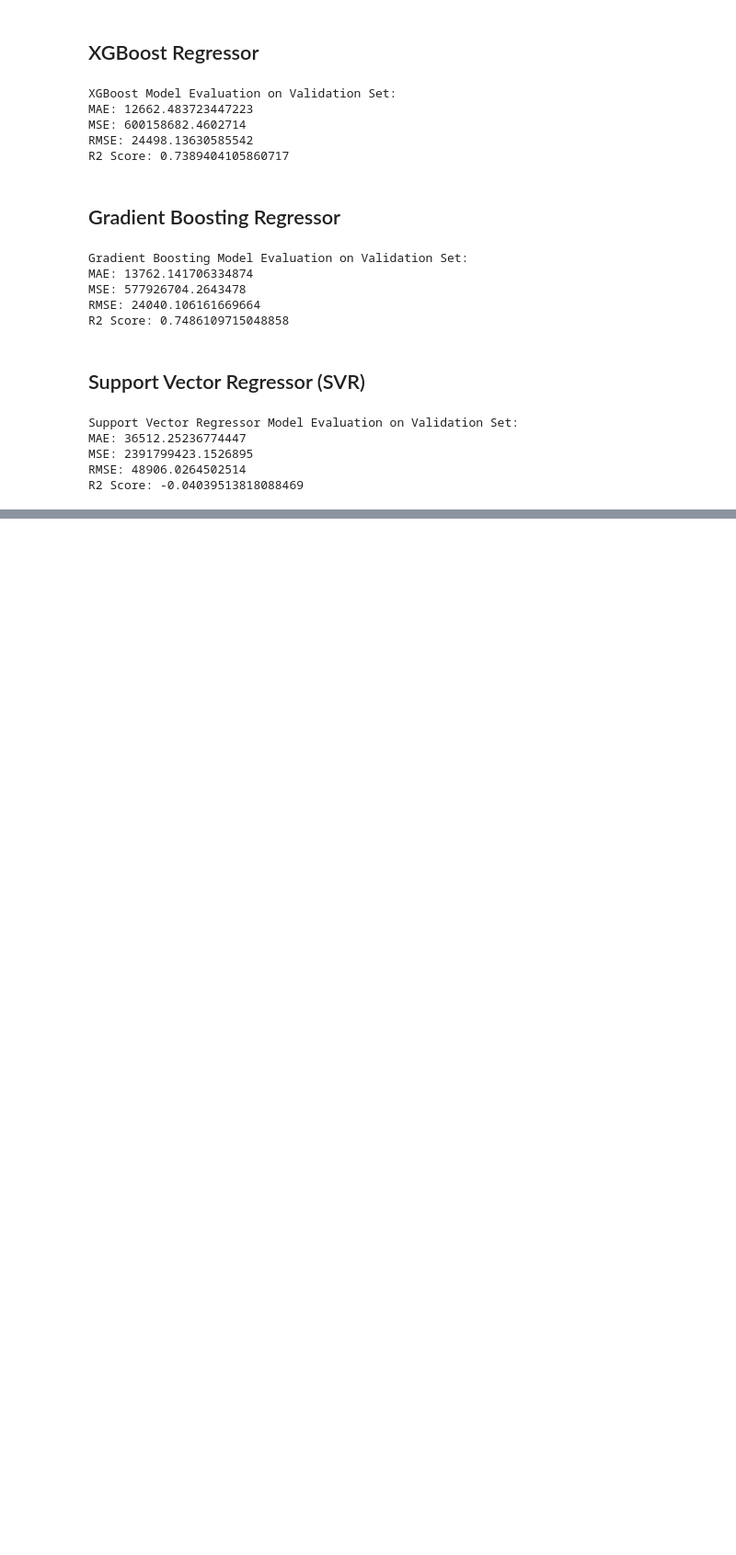
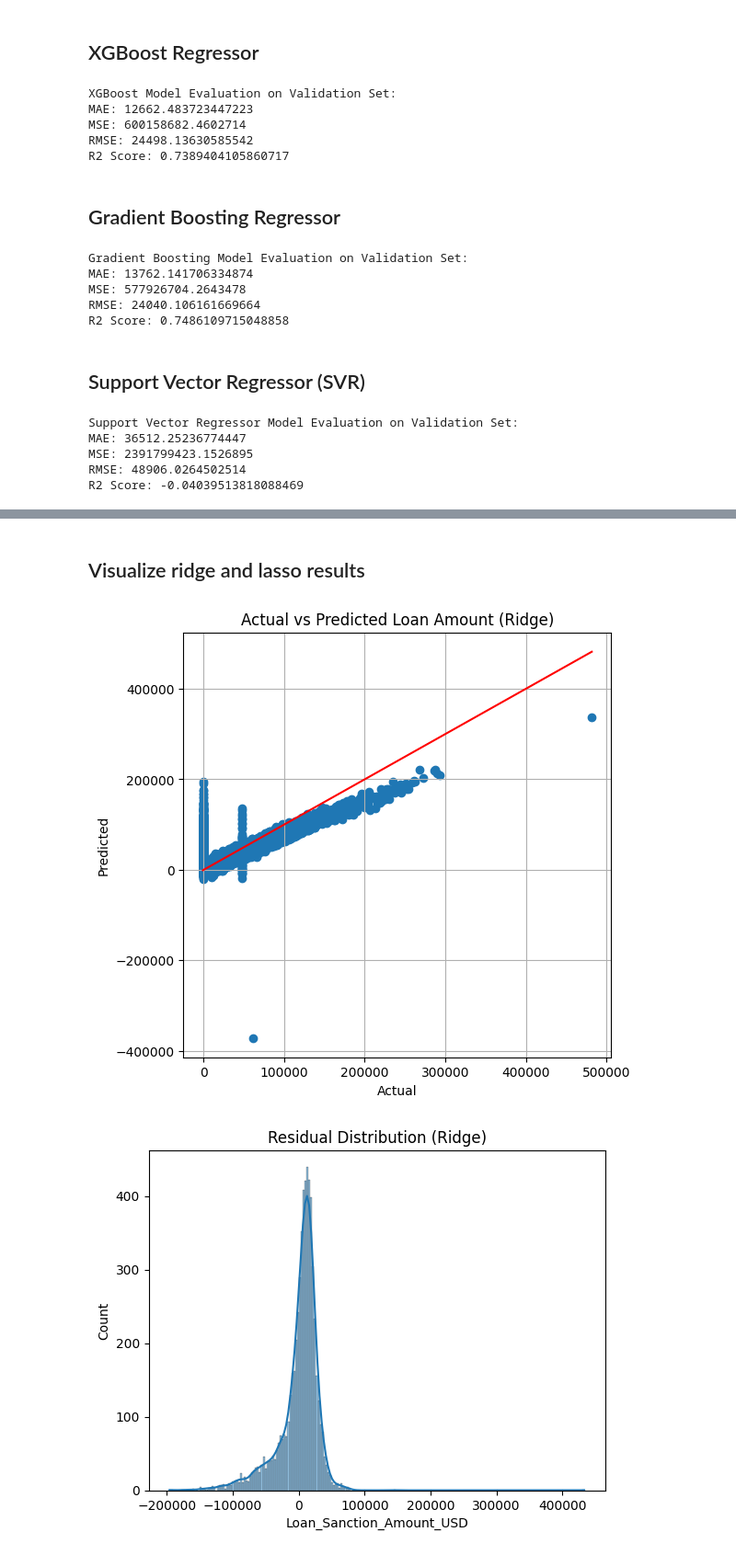
Before and after one commit to AnushaNatesan/Machine-Learning-Lab, a Jupyter notebook: Linear-Regression/Linear_Regression_ML_Lab.ipynb, the cells around one changed output, grey strips where cells are left out. Shown: that part at 92% size. Drawn from its saved outputs; the diff is of its cells as text; code cells hidden in the pictures; blank space fills up the shorter version.

```diff
--- a/Linear-Regression/Linear_Regression_ML_Lab.ipynb
+++ b/Linear-Regression/Linear_Regression_ML_Lab.ipynb
@@ -311,0 +342,20 @@ R2 Score: -0.04039513818088469
+# %%
+from sklearn.linear_model import Lasso
+
+# Initialize and train Lasso Regressor
+lasso_model = Lasso(random_state=42)
+lasso_model.fit(X_train, y_train)
+
+# Predict and evaluate
+y_pred_lasso = lasso_model.predict(X_val)
+
+mae_lasso = mean_absolute_error(y_val, y_pred_lasso)
+mse_lasso = mean_squared_error(y_val, y_pred_lasso)
+rmse_lasso = np.sqrt(mse_lasso)
+r2_lasso = r2_score(y_val, y_pred_lasso)
+
+print("Lasso Model Evaluation on Validation Set:")
+print("MAE:", mae_lasso)
+print("MSE:", mse_lasso)
+print("RMSE:", rmse_lasso)
+print("R2 Score:", r2_lasso)
@@ -311,0 +394,37 @@ R2 Score: -0.04039513818088469
+# %% [markdown]
+## Visualize ridge and lasso results
+# %%
+# Plot for Ridge Regressor: Actual vs Predicted
+plt.figure(figsize=(6, 6))
+plt.scatter(y_val, y_pred_ridge)
+plt.plot([y_val.min(), y_val.max()], [y_val.min(), y_val.max()], color='red')
+plt.xlabel("Actual")
+plt.ylabel("Predicted")
+plt.title("Actual vs Predicted Loan Amount (Ridge)")
+plt.grid(True)
+plt.show()
+
+# Plot for Ridge Regressor: Residual Distribution
+residuals_ridge = y_val - y_pred_ridge
+sns.histplot(residuals_ridge, kde=True)
+plt.title("Residual Distribution (Ridge)")
+plt.show()
+
+# Plot for Lasso Regressor: Actual vs Predicted
+plt.figure(figsize=(6, 6))
+plt.scatter(y_val, y_pred_lasso)
+plt.plot([y_val.min(), y_val.max()], [y_val.min(), y_val.max()], color='red')
+plt.xlabel("Actual")
+plt.ylabel("Predicted")
+plt.title("Actual vs Predicted Loan Amount (Lasso)")
+plt.grid(True)
+plt.show()
+
+# Plot for Lasso Regressor: Residual Distribution
+residuals_lasso = y_val - y_pred_lasso
+sns.histplot(residuals_lasso, kde=True)
+plt.title("Residual Distribution (Lasso)")
+plt.show()
+# %% [output]
+[figure, added]
+[figure, added]
```
Also changed, not shown: parts of 14 cells of this notebook.
